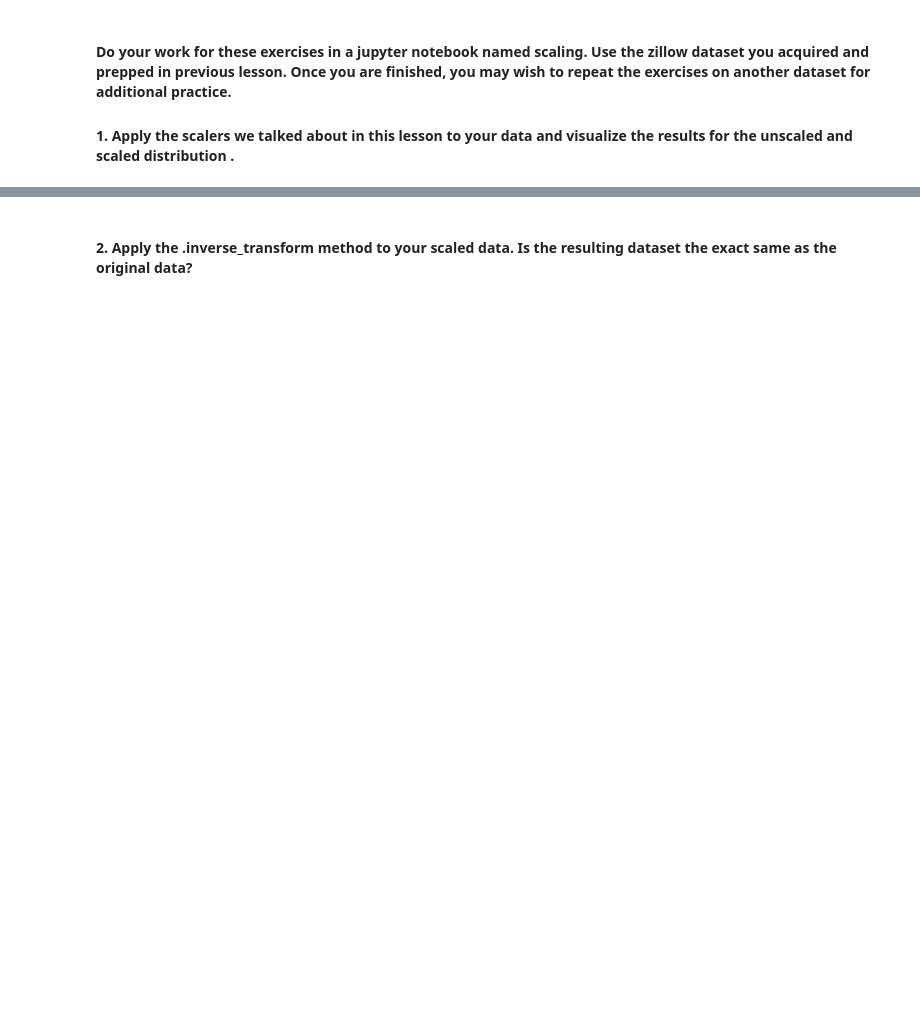
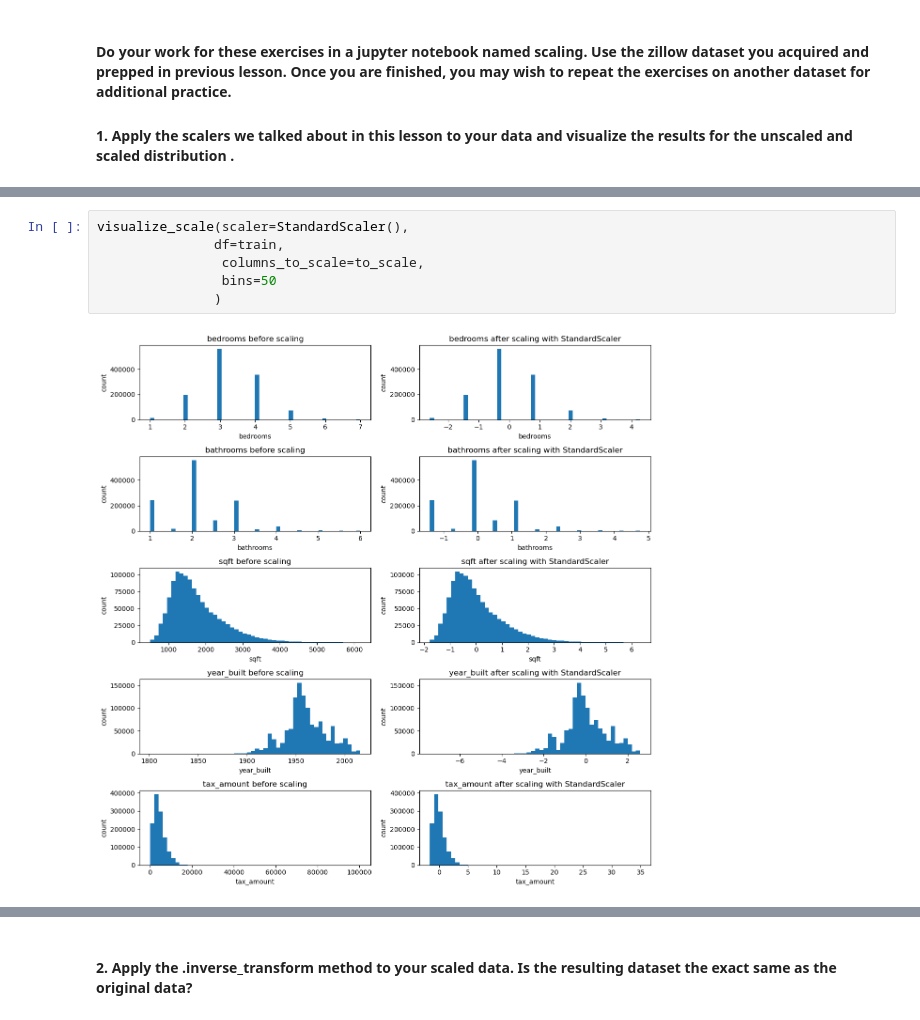
Before and after one commit to manuel-salazar1/regression-exercises, a Jupyter notebook: scaling.ipynb, the cells around one changed output, grey strips where cells are left out. Cells and saved outputs as stored; diff of their text form; blank space fills up the shorter version.

```diff
--- a/scaling.ipynb
+++ b/scaling.ipynb
@@ -19,0 +86,8 @@ import wrangle
+# %%
+visualize_scale(scaler=StandardScaler(),
+               df=train,
+                columns_to_scale=to_scale,
+                bins=50
+               )
+# %% [output]
+[figure, added]
```
Also changed, not shown: parts of 23 cells of this notebook, 4 other files.
